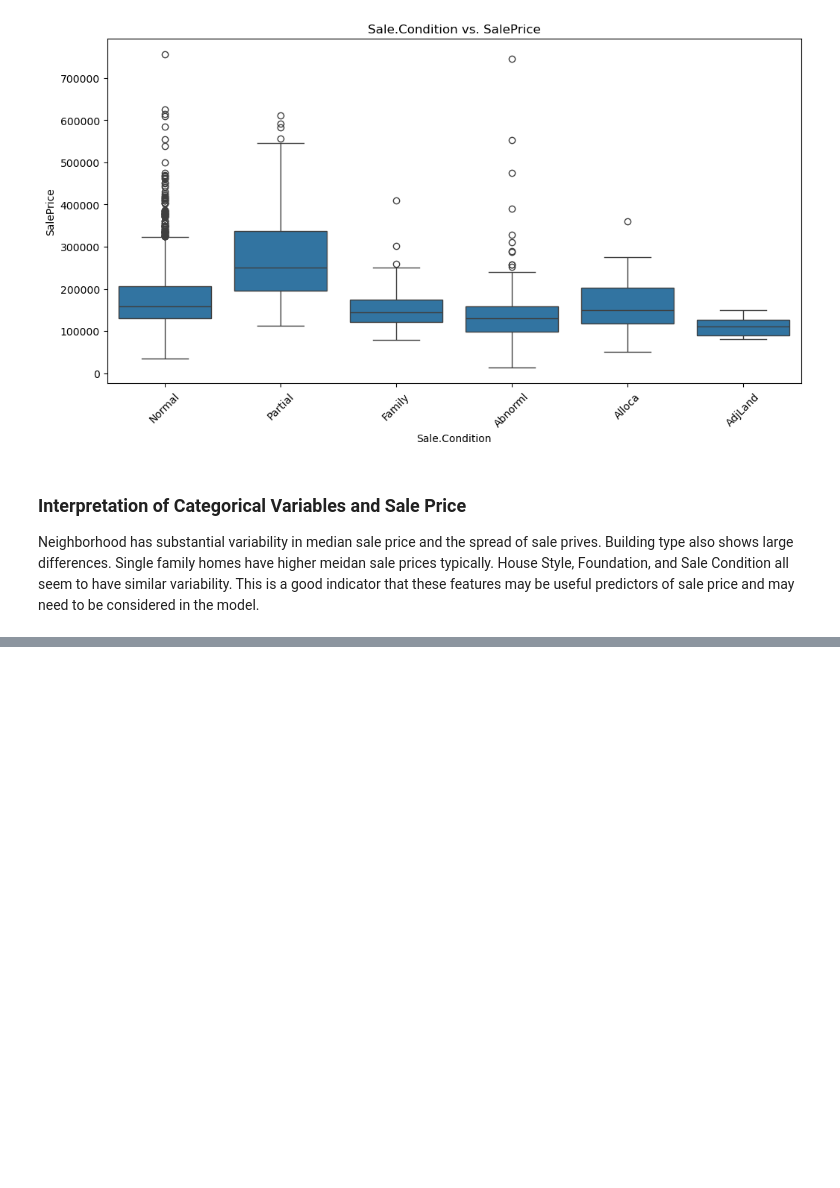
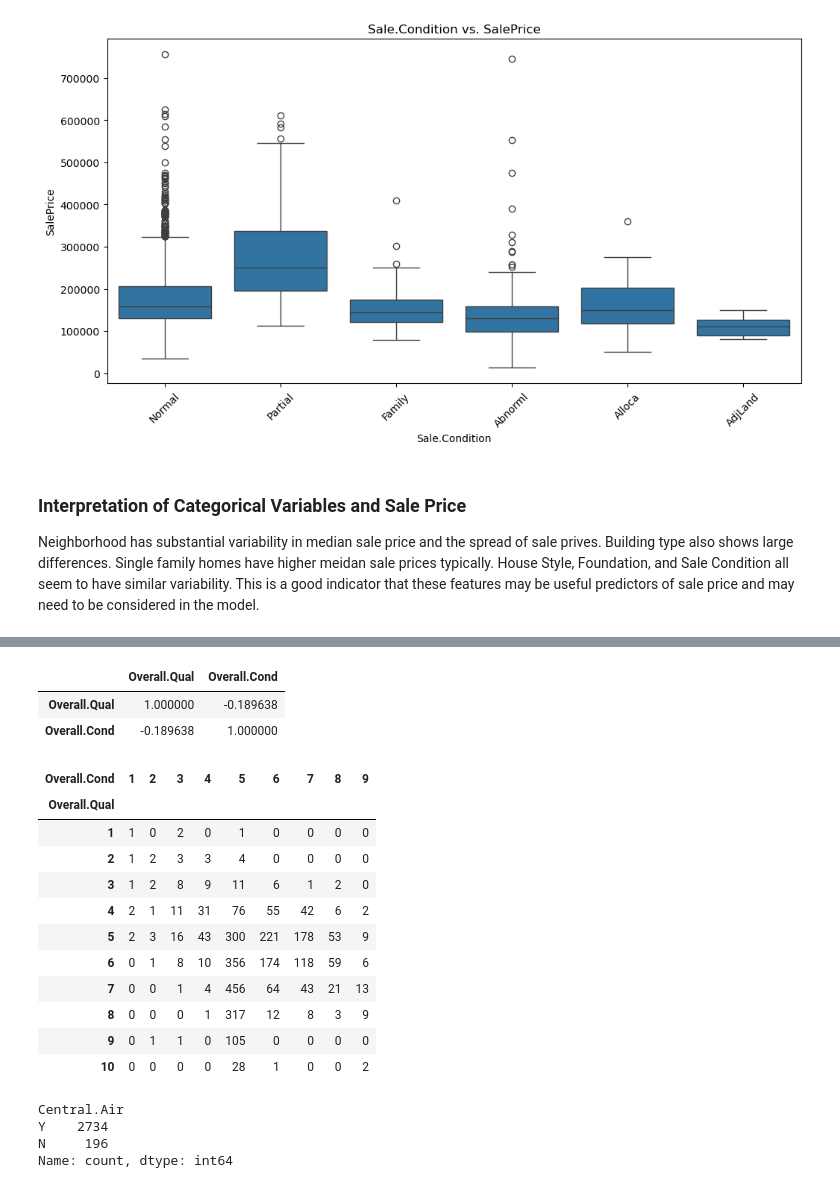
Before and after one commit to andreabarfield/DSC-355-, a Jupyter notebook: Term Project/EDA Housing Dataset Milestone 2.ipynb, the cells around one changed output, grey strips where cells are left out. Drawn from its saved outputs; the diff is of its cells as text; code cells hidden in the pictures; blank space fills up the shorter version.

```diff
--- a/Term Project/EDA Housing Dataset Milestone 2.ipynb
+++ b/Term Project/EDA Housing Dataset Milestone 2.ipynb
@@ -395,0 +427,29 @@ Neighborhood has substantial variability in median sale price and the spread of
+# %%
+df[["Overall.Qual", "Overall.Cond"]].corr(method="spearman")
+# %% [output]
+|  | Overall.Qual | Overall.Cond |
+| Overall.Qual | 1.000000 | -0.189638 |
+| Overall.Cond | -0.189638 | 1.000000 |
+# %%
+pd.crosstab(df["Overall.Qual"], df["Overall.Cond"])
+# %% [output]
+| Overall.Cond | 1 | 2 | 3 | 4 | 5 | 6 | 7 | 8 | 9 |
+| Overall.Qual |  |  |  |  |  |  |  |  |  |
+| 1 | 1 | 0 | 2 | 0 | 1 | 0 | 0 | 0 | 0 |
+| 2 | 1 | 2 | 3 | 3 | 4 | 0 | 0 | 0 | 0 |
+| 3 | 1 | 2 | 8 | 9 | 11 | 6 | 1 | 2 | 0 |
+| 4 | 2 | 1 | 11 | 31 | 76 | 55 | 42 | 6 | 2 |
+| 5 | 2 | 3 | 16 | 43 | 300 | 221 | 178 | 53 | 9 |
+| 6 | 0 | 1 | 8 | 10 | 356 | 174 | 118 | 59 | 6 |
+| 7 | 0 | 0 | 1 | 4 | 456 | 64 | 43 | 21 | 13 |
+| 8 | 0 | 0 | 0 | 1 | 317 | 12 | 8 | 3 | 9 |
+| 9 | 0 | 1 | 1 | 0 | 105 | 0 | 0 | 0 | 0 |
+| 10 | 0 | 0 | 0 | 0 | 28 | 1 | 0 | 0 | 2 |
+# %%
+
+df["Central.Air"].value_counts()
+# %% [output]
+Central.Air
+Y    2734
+N     196
+Name: count, dtype: int64
```
Also changed, not shown: parts of 14 cells of this notebook, 9 other files.
